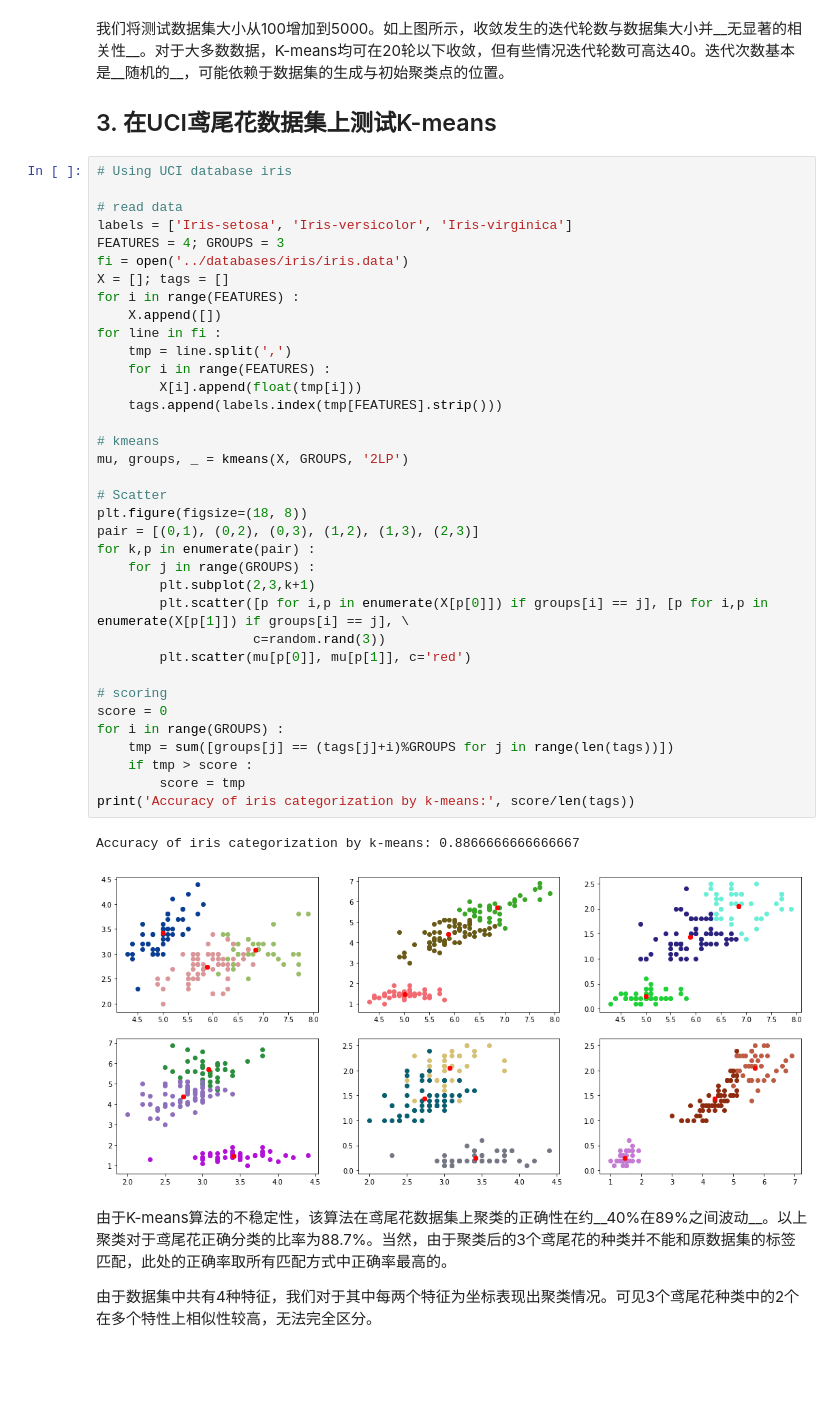
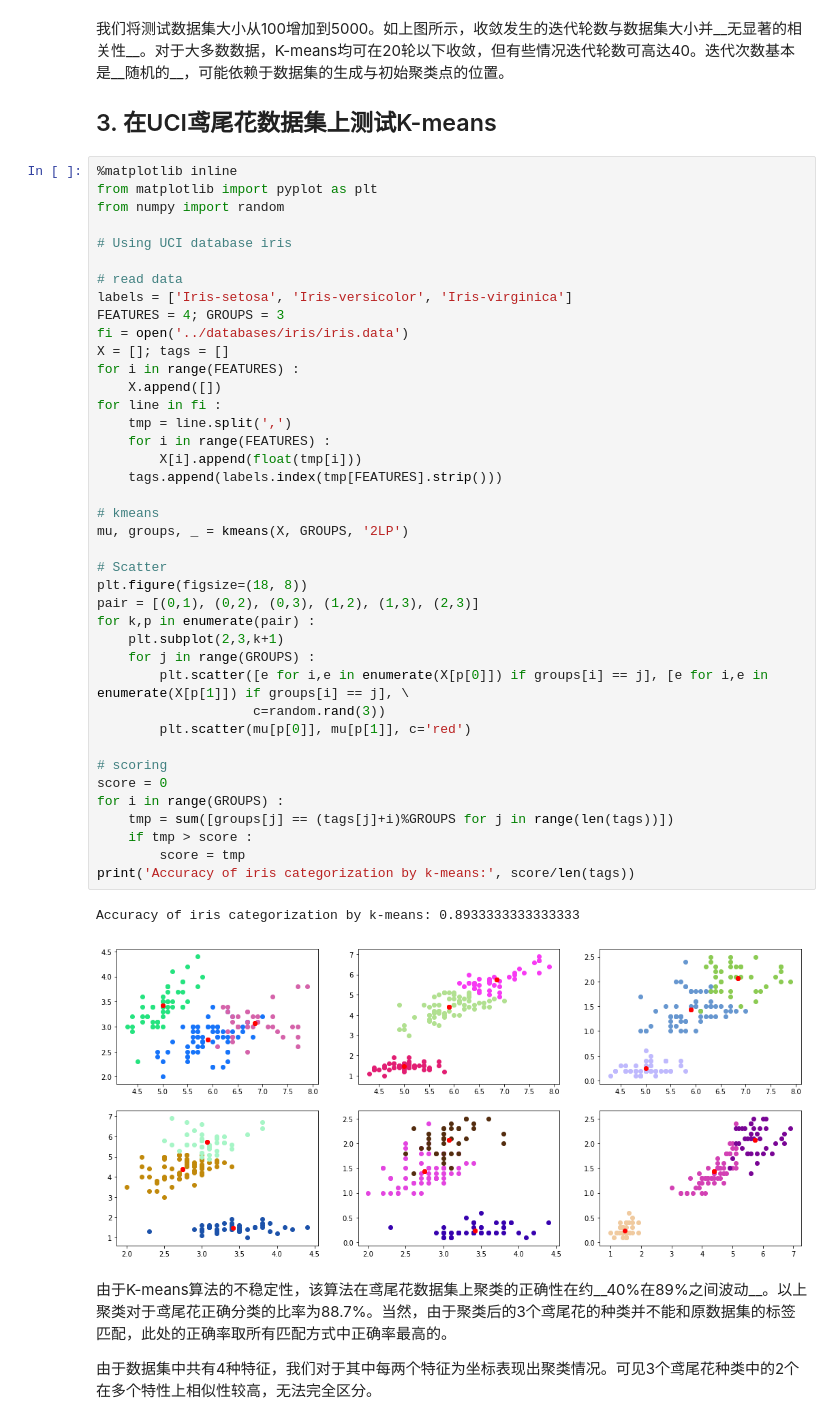
Before and after one commit to RainLiuX/machineLearning, a Jupyter notebook: kmeans/kmeans.ipynb, the cells around one changed output. Saved outputs shown, nothing was run; the diff lists cells and outputs as text; blank space fills up the shorter version.

```diff
--- a/kmeans/kmeans.ipynb
+++ b/kmeans/kmeans.ipynb
@@ -127,6 +127,10 @@ Text(0,0.5,'Iteration rounds')
 
 ## 3. 在UCI鸢尾花数据集上测试K-means
 # %%
+%matplotlib inline
+from matplotlib import pyplot as plt
+from numpy import random
+
 # Using UCI database iris
 
 # read data
@@ -134,37 +138,37 @@ labels = ['Iris-setosa', 'Iris-versicolor', 'Iris-virginica']
 FEATURES = 4; GROUPS = 3
 fi = open('../databases/iris/iris.data')
 X = []; tags = []
 for i in range(FEATURES) :
     X.append([])
 for line in fi :
     tmp = line.split(',')
     for i in range(FEATURES) :
         X[i].append(float(tmp[i]))
     tags.append(labels.index(tmp[FEATURES].strip()))
 
 # kmeans
 mu, groups, _ = kmeans(X, GROUPS, '2LP')
 
 # Scatter
 plt.figure(figsize=(18, 8))
 pair = [(0,1), (0,2), (0,3), (1,2), (1,3), (2,3)]
 for k,p in enumerate(pair) :
+    plt.subplot(2,3,k+1)
     for j in range(GROUPS) :
-        plt.subplot(2,3,k+1)
-        plt.scatter([p for i,p in enumerate(X[p[0]]) if groups[i] == j], [p for i,p in enumerate(X[p[1]]) if groups[i] == j], \
+        plt.scatter([e for i,e in enumerate(X[p[0]]) if groups[i] == j], [e for i,e in enumerate(X[p[1]]) if groups[i] == j], \
                     c=random.rand(3))
         plt.scatter(mu[p[0]], mu[p[1]], c='red')
 
 # scoring
 score = 0
 for i in range(GROUPS) :
     tmp = sum([groups[j] == (tags[j]+i)%GROUPS for j in range(len(tags))])
     if tmp > score :
         score = tmp
 print('Accuracy of iris categorization by k-means:', score/len(tags))
 # %% [output]
-Accuracy of iris categorization by k-means: 0.8866666666666667
+Accuracy of iris categorization by k-means: 0.8933333333333333
-[figure, old version]
+[figure, new version]
 # %% [markdown]
 由于K-means算法的不稳定性，该算法在鸢尾花数据集上聚类的正确性在约__40%在89%之间波动__。以上聚类对于鸢尾花正确分类的比率为88.7%。当然，由于聚类后的3个鸢尾花的种类并不能和原数据集的标签匹配，此处的正确率取所有匹配方式中正确率最高的。
 
```
Also changed, not shown: 1 other file.
